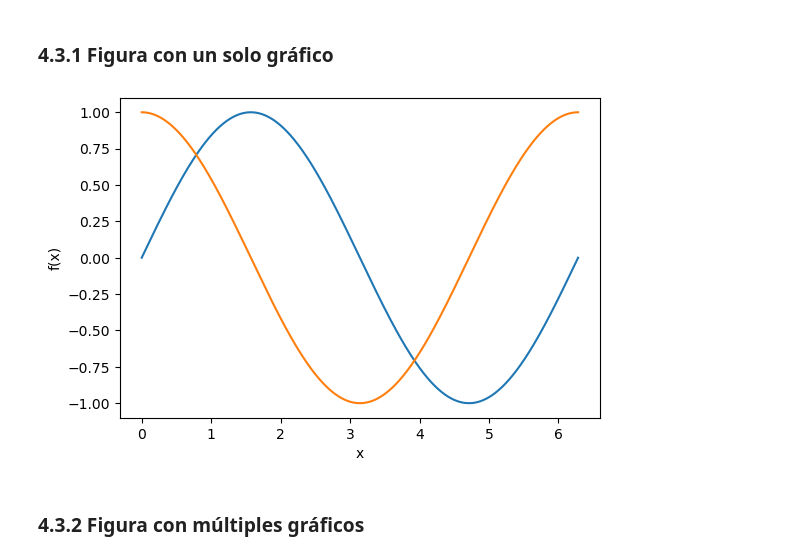
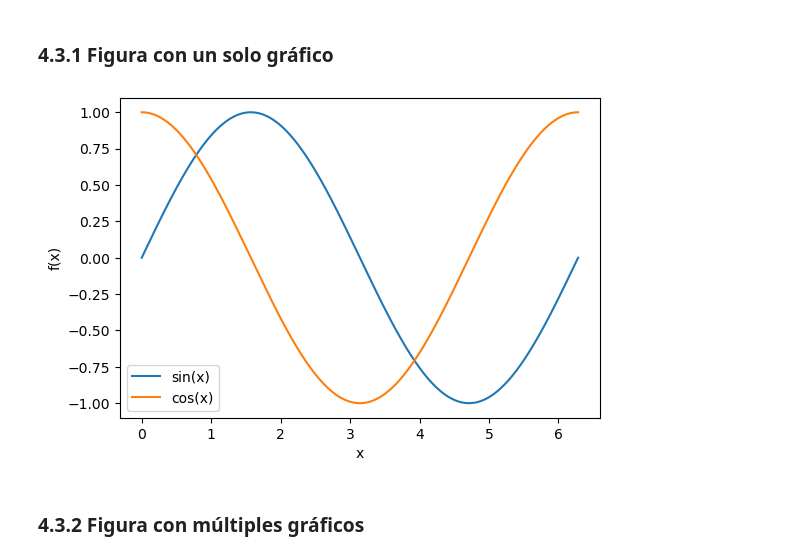
Before and after one commit to eicastroc/steelmaking101, a Jupyter notebook: dia01/04_matplotlib.ipynb, the cells around one changed output. Drawn from its saved outputs; the diff is of its cells as text; code cells hidden in the pictures.

```diff
--- a/dia01/04_matplotlib.ipynb
+++ b/dia01/04_matplotlib.ipynb
@@ -45,25 +45,26 @@ y2 = np.cos(x)
 # %%
 fig = plt.figure(figsize=(6,4))
 
 # coordenadas de Axes como fracciones del ancho y la altura de la figura
 left, bottom, width, height = 0.1, 0.1, 0.8, 0.8
 ax = fig.add_axes((left, bottom, width, height))
 
 # graficar datos
 ax.plot(x, y1, label='sin(x)')
 ax.plot(x, y2, label='cos(x)')
 ax.set_xlabel('x')
 ax.set_ylabel('f(x)')
+ax.legend()
 
 # guardar figura
 cwd = os.getcwd()
 subDir = 'output'
 filename = 'graph01.png'
 path = os.path.join(cwd, subDir, filename)
 fig.savefig(path, dpi=300)
 plt.show()
 # %% [output]
-[figure, old version]
+[figure, new version]
 # %% [markdown]
 ### 4.3.2 Figura con múltiples gráficos
 # %%
```
Also changed, not shown: parts of 1 cell of this notebook, 11 other files.
